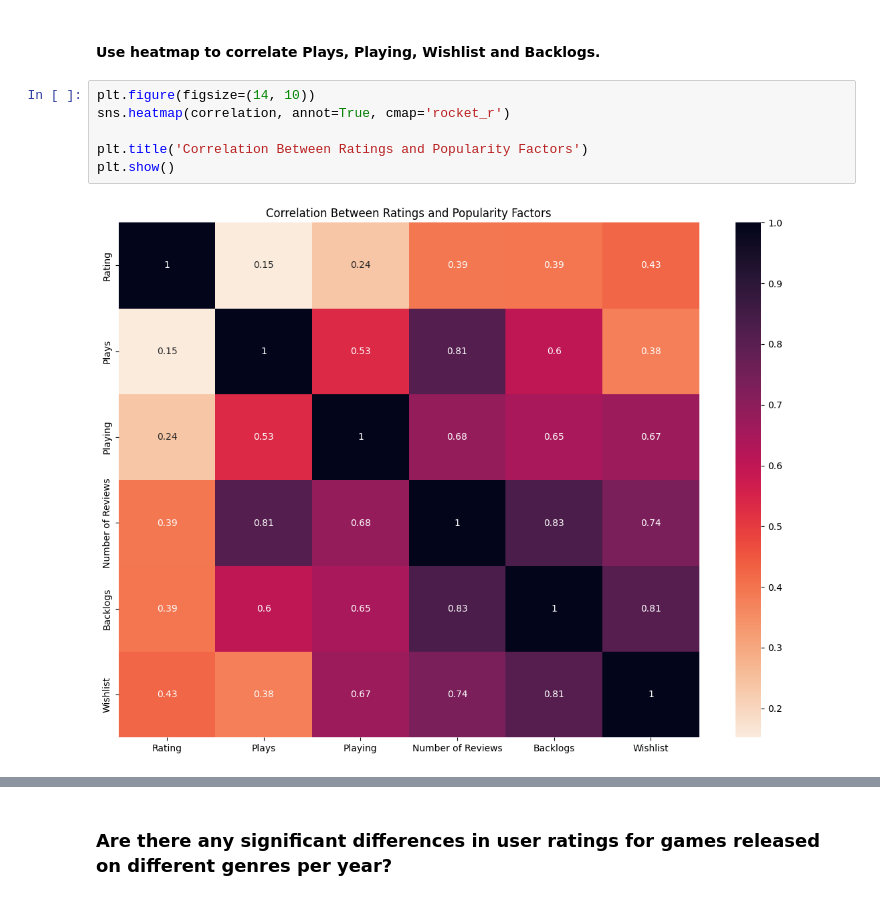
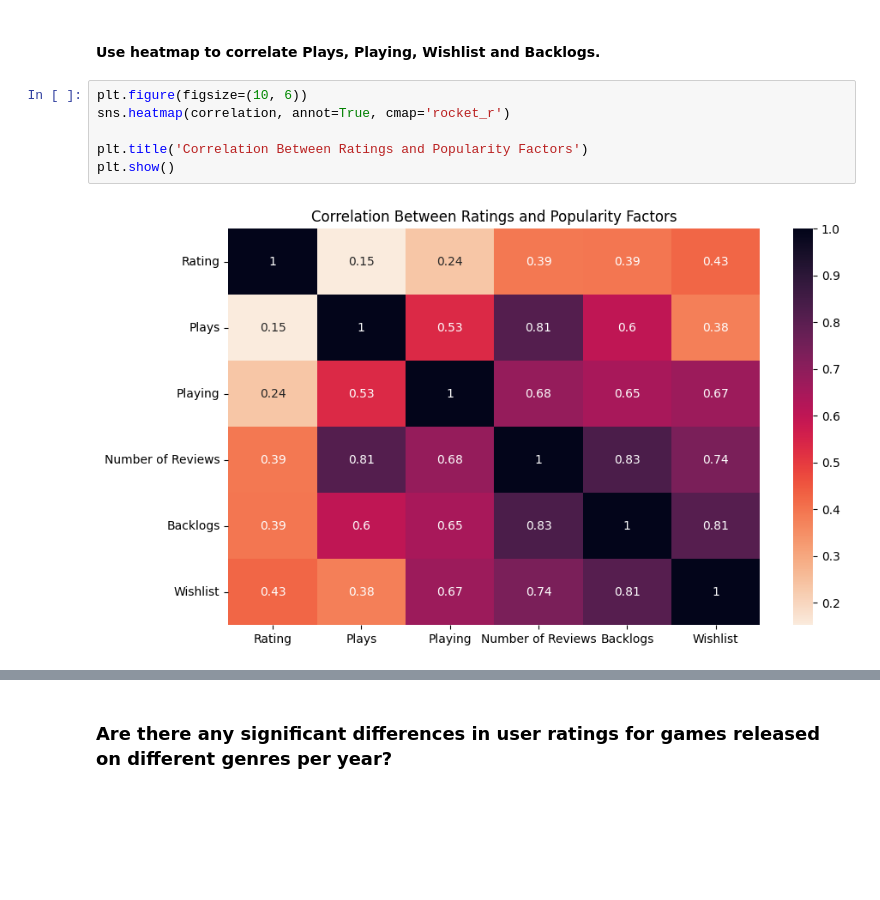
Before and after one commit to IrronRoman19/final-project-data, a Jupyter notebook: eda-project-tovtech-video-game-reviews.ipynb, the cells around one changed output, grey strips where cells are left out. Drawn from its saved outputs; the diff is of its cells as text; blank space fills up the shorter version.

```diff
--- a/eda-project-tovtech-video-game-reviews.ipynb
+++ b/eda-project-tovtech-video-game-reviews.ipynb
@@ -1809,10 +1628,10 @@ correlation
 # %% [markdown]
 #### Use heatmap to correlate Plays, Playing, Wishlist and Backlogs.
 # %%
-plt.figure(figsize=(14, 10))
+plt.figure(figsize=(10, 6))
 sns.heatmap(correlation, annot=True, cmap='rocket_r')
 
 plt.title('Correlation Between Ratings and Popularity Factors')
 plt.show()
 # %% [output]
-[figure, old version]
+[figure, new version]
```
Also changed, not shown: parts of 49 cells of this notebook.
